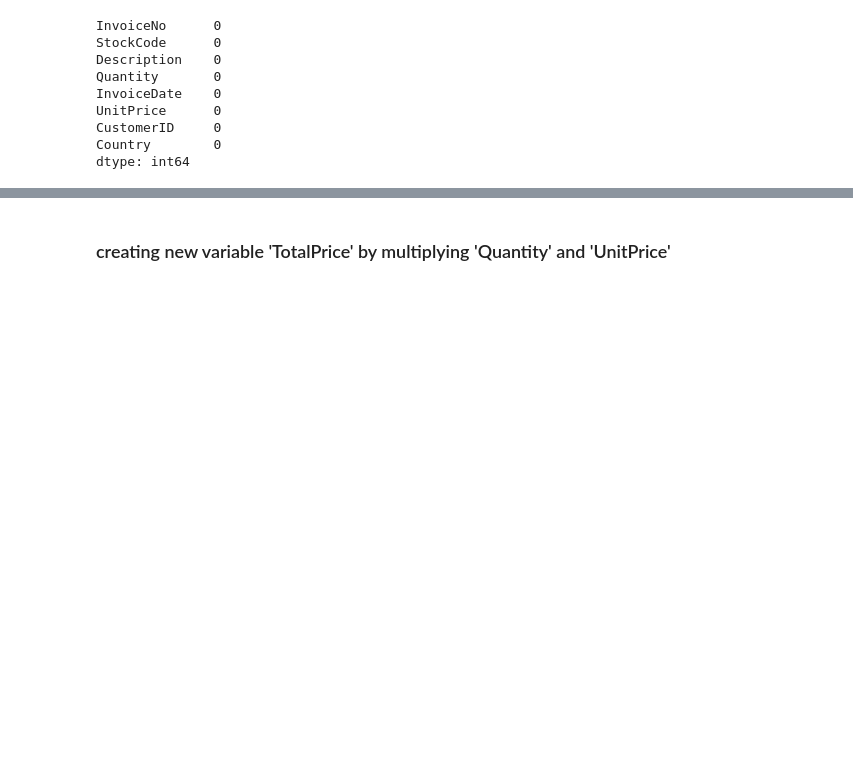
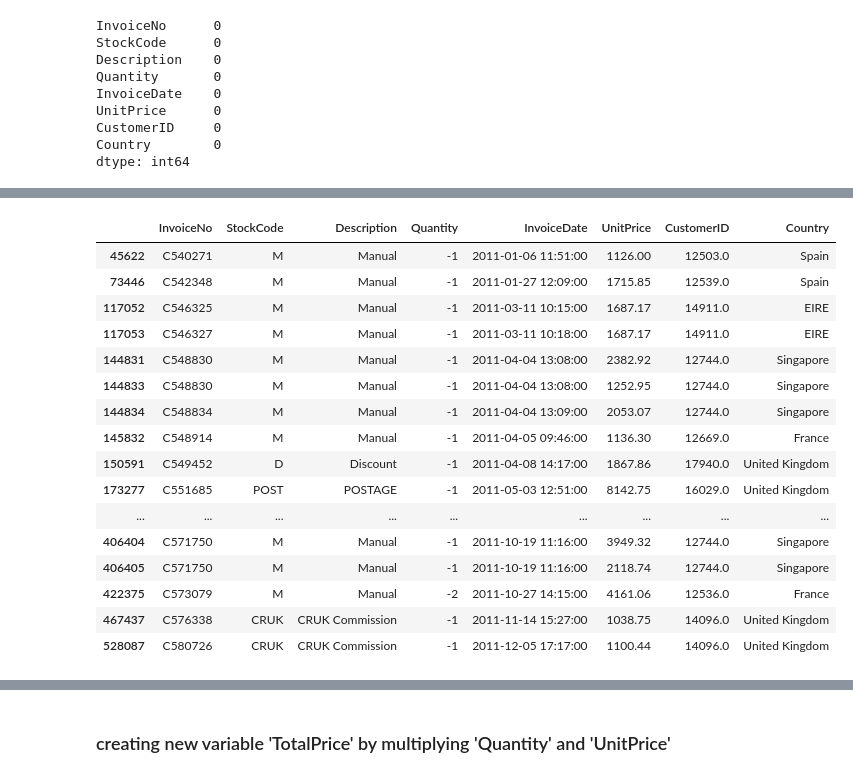
Before and after one commit to kd0176/Online-Retail-Customer-Segmentation, a Jupyter notebook: Online_Retail_Customer_Segmentation.ipynb, the cells around one changed output, grey strips where cells are left out. Drawn from its saved outputs; the diff is of its cells as text; code cells hidden in the pictures; blank space fills up the shorter version.

```diff
--- a/Online_Retail_Customer_Segmentation.ipynb
+++ b/Online_Retail_Customer_Segmentation.ipynb
@@ -364,0 +463,20 @@ df.shape
+# %%
+df[(df['UnitPrice'] > 1000) & (df['InvoiceNo'].str.contains('C'))]
+# %% [output]
+|  | InvoiceNo | StockCode | Description | Quantity | InvoiceDate | UnitPrice | CustomerID | Country |
+| 45622 | C540271 | M | Manual | -1 | 2011-01-06 11:51:00 | 1126.00 | 12503.0 | Spain |
+| 73446 | C542348 | M | Manual | -1 | 2011-01-27 12:09:00 | 1715.85 | 12539.0 | Spain |
+| 117052 | C546325 | M | Manual | -1 | 2011-03-11 10:15:00 | 1687.17 | 14911.0 | EIRE |
+| 117053 | C546327 | M | Manual | -1 | 2011-03-11 10:18:00 | 1687.17 | 14911.0 | EIRE |
+| 144831 | C548830 | M | Manual | -1 | 2011-04-04 13:08:00 | 2382.92 | 12744.0 | Singapore |
+| 144833 | C548830 | M | Manual | -1 | 2011-04-04 13:08:00 | 1252.95 | 12744.0 | Singapore |
+| 144834 | C548834 | M | Manual | -1 | 2011-04-04 13:09:00 | 2053.07 | 12744.0 | Singapore |
+| 145832 | C548914 | M | Manual | -1 | 2011-04-05 09:46:00 | 1136.30 | 12669.0 | France |
+| 150591 | C549452 | D | Discount | -1 | 2011-04-08 14:17:00 | 1867.86 | 17940.0 | United Kingdom |
+| 173277 | C551685 | POST | POSTAGE | -1 | 2011-05-03 12:51:00 | 8142.75 | 16029.0 | United Kingdom |
+| ... | ... | ... | ... | ... | ... | ... | ... | ... |
+| 406404 | C571750 | M | Manual | -1 | 2011-10-19 11:16:00 | 3949.32 | 12744.0 | Singapore |
+| 406405 | C571750 | M | Manual | -1 | 2011-10-19 11:16:00 | 2118.74 | 12744.0 | Singapore |
+| 422375 | C573079 | M | Manual | -2 | 2011-10-27 14:15:00 | 4161.06 | 12536.0 | France |
+| 467437 | C576338 | CRUK | CRUK Commission | -1 | 2011-11-14 15:27:00 | 1038.75 | 14096.0 | United Kingdom |
+| 528087 | C580726 | CRUK | CRUK Commission | -1 | 2011-12-05 17:17:00 | 1100.44 | 14096.0 | United Kingdom |
```
Also changed, not shown: parts of 21 cells of this notebook.
